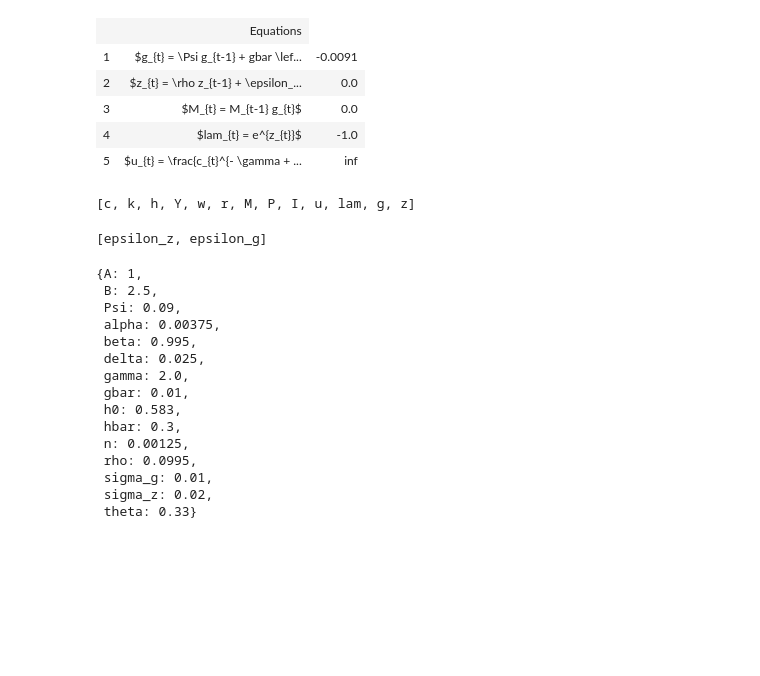
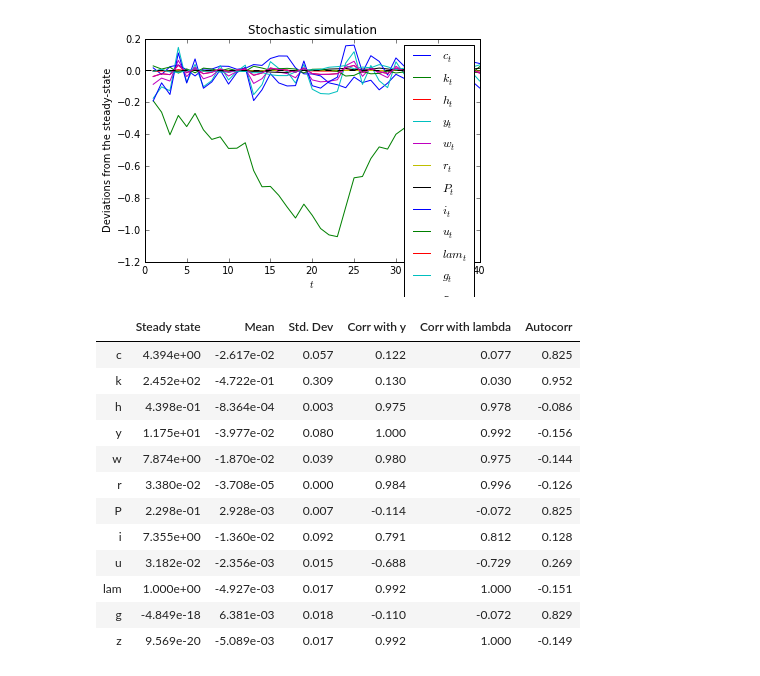
Before and after one commit to sglyon/BYUclasses, a Jupyter notebook: Economics/E581/dolo/Cash in advance and money.ipynb, the cells around one changed output. Cells and saved outputs as stored; diff of their text form; code cells hidden in the pictures; blank space fills up the shorter version.

```diff
--- a/Economics/E581/dolo/Cash in advance and money.ipynb
+++ b/Economics/E581/dolo/Cash in advance and money.ipynb
@@ -28,35 +56,39 @@ model = yaml_import('cash_in_advance.yaml')
-# %%
-model
-# %% [output]
-|  | Equations |
-| 1 | $g_{t} = \Psi g_{t-1} + gbar \lef... | -0.0091 |
-| 2 | $z_{t} = \rho z_{t-1} + \epsilon_... | 0.0 |
-| 3 | $M_{t} = M_{t-1} g_{t}$ | 0.0 |
-| 4 | $lam_{t} = e^{z_{t}}$ | -1.0 |
-| 5 | $u_{t} = \frac{c_{t}^{- \gamma + ... | inf |
-# %%
-model.variables
-# %% [output]
-[c, k, h, Y, w, r, M, P, I, u, lam, g, z]
-# %%
-model.shocks
-# %% [output]
-[epsilon_z, epsilon_g]
-# %%
-model.parameters_values
-# %% [output]
-{A: 1,
- B: 2.5,
- Psi: 0.09,
- alpha: 0.00375,
- beta: 0.995,
- delta: 0.025,
- gamma: 2.0,
- gbar: 0.01,
- h0: 0.583,
- hbar: 0.3,
- n: 0.00125,
- rho: 0.0995,
- sigma_g: 0.01,
- sigma_z: 0.02,
- theta: 0.33}
+# %%
+# ss_guess = np.array([1.5, 5.5, 1.5, 1.5, 1.5, 1.5, 1.5, 1.5, 1.5, 1.5, 0.01, 0])
+ss_guess = np.array([4.39441,245.166,0.439769,11.7494,7.8735,0.033801,0.229838,7.35497,0.0318162,1.,0.,0.])
+dr = solve_decision_rule(model, steady_state = ss_guess, solve_ss=True)
+# %%
+from dolo.numeric.decision_rules import stoch_simul, impulse_response_function
+sims = stoch_simul(dr, model.variables, horizon=40)  # all vars
+the_vars = np.array([str(i) for i in model.variables])
+frame = pd.DataFrame(dr['ys'], index=the_vars, columns=['Steady state'])
+
+## Get same moments as dynare
+import pandas as pd
+sim_frame = pd.DataFrame(sims, index=the_vars).T
+auto_corrs = sim_frame.apply(lambda x: x.autocorr(), axis=0)
+corrs = sim_frame.corr()
+
+## Build moment table for kerk
+frame['Mean'] = sim_frame.mean()
+frame['Std. Dev'] = sim_frame.std(ddof=1)
+# frame['Variance'] = sim_frame.var(ddof=1)
+frame['Corr with y'] = corrs['y']
+frame['Corr with lambda'] = corrs['lam']
+frame['Autocorr'] = auto_corrs
+frame
+# %% [output]
+[figure, added]
+|  | Steady state | Mean | Std. Dev | Corr with y | Corr with lambda | Autocorr |
+| c | 4.394e+00 | -2.617e-02 | 0.057 | 0.122 | 0.077 | 0.825 |
+| k | 2.452e+02 | -4.722e-01 | 0.309 | 0.130 | 0.030 | 0.952 |
+| h | 4.398e-01 | -8.364e-04 | 0.003 | 0.975 | 0.978 | -0.086 |
+| y | 1.175e+01 | -3.977e-02 | 0.080 | 1.000 | 0.992 | -0.156 |
+| w | 7.874e+00 | -1.870e-02 | 0.039 | 0.980 | 0.975 | -0.144 |
+| r | 3.380e-02 | -3.708e-05 | 0.000 | 0.984 | 0.996 | -0.126 |
+| P | 2.298e-01 | 2.928e-03 | 0.007 | -0.114 | -0.072 | 0.825 |
+| i | 7.355e+00 | -1.360e-02 | 0.092 | 0.791 | 0.812 | 0.128 |
+| u | 3.182e-02 | -2.356e-03 | 0.015 | -0.688 | -0.729 | 0.269 |
+| lam | 1.000e+00 | -4.927e-03 | 0.017 | 0.992 | 1.000 | -0.151 |
+| g | -4.849e-18 | 6.381e-03 | 0.018 | -0.110 | -0.072 | 0.829 |
+| z | 9.569e-20 | -5.089e-03 | 0.017 | 0.992 | 1.000 | -0.149 |
```
Also changed, not shown: parts of 14 cells of this notebook, 44 other files.
